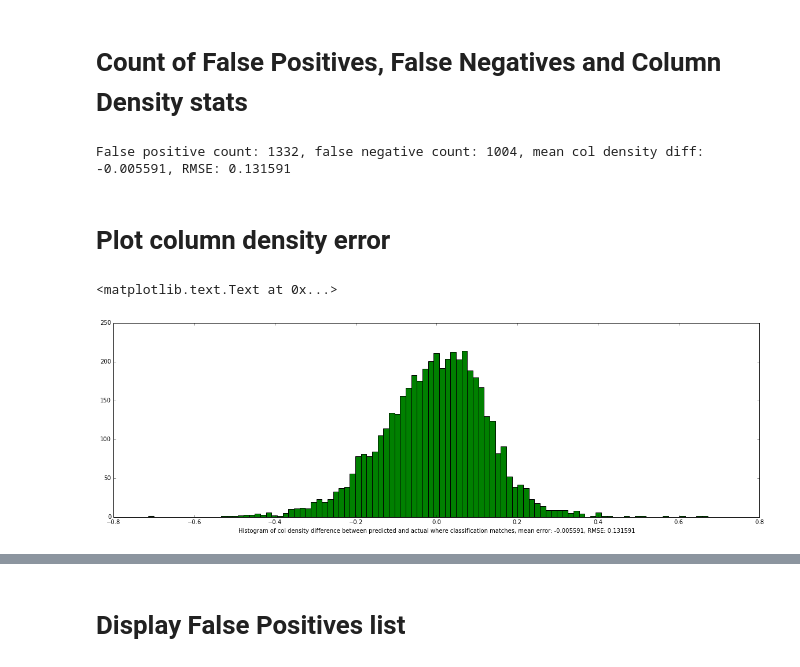
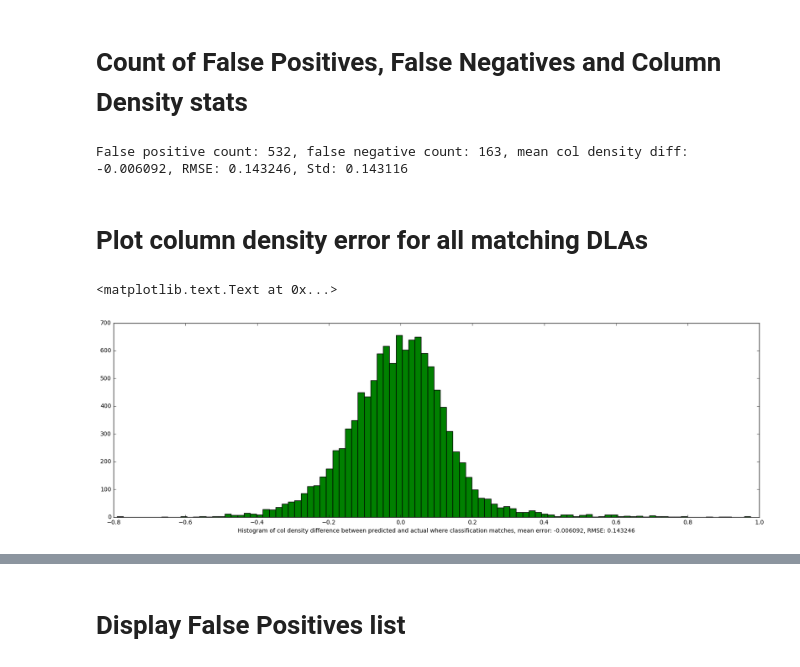
Before and after one commit to DeepIGM/dla_cnn, a Jupyter notebook: docs/nb/Analyze_Gensample_Results.ipynb, the cells around one changed output, grey strips where cells are left out. Drawn from its saved outputs; the diff is of its cells as text; code cells hidden in the pictures.

Commit message:
Results from v4.4 model

```diff
--- a/docs/nb/Analyze_Gensample_Results.ipynb
+++ b/docs/nb/Analyze_Gensample_Results.ipynb
@@ -13,3 +8,10 @@ gensample_actuals = base_dir + "/data/gensample_hdf5_files/test_96451_5000.json"
+# %%
+# Paths
+base_dir = "../.."
+#results_file = base_dir + "/tmp/model_4.2.4_data_test96451/predictions.json"
+  #False positive count: 380, false negative count: 93, mean col density diff: -0.012891, RMSE: 0.152255, Std: 0.151708
+results_file = base_dir + "/results/results_model_4.4_data_gen96629.json"
+gensample_actuals = base_dir + "/data/gensample_hdf5_files/test_96629_10000.json"
 # %%
 # Read JSON files
 with open(results_file,'r') as rf, open(gensample_actuals,'r') as gs:
@@ -20,12 +22,13 @@ with open(results_file,'r') as rf, open(gensample_actuals,'r') as gs:
 # Validation function that finds FP and FN in a single prediction and actual sightline.
 #
 
-EPSILON = 0.003   # Amount of error in the DLA Z value between prediction and actual, +-0.0037 ~= +-10px
+EPSILON = 0.015   # Amount of error in the DLA Z value between prediction and actual, +-0.0037 ~= +-10px
 
 def validate_sightline(prediction, actual):
     false_positives = []
     false_negatives = []
     col_density_error = []
+    offset_error = []
 
     # Check each predicted DLA against all actual DLAs for false_positives and for col_density error
     for pred_dla in prediction['dlas']:
@@ -35,7 +38,8 @@ def validate_sightline(prediction, actual):
             act_dla = actual[str(act_dla_ix)]
             if abs(dla_z - act_dla['zabs']) < EPSILON:
                 matches = True
-                col_density_error.append(pred_dla['column_density'] - act_dla['NHI'])
+                col_density_error.append((act_dla['NHI'], pred_dla['column_density'] - act_dla['NHI']))
+                offset_error.append((act_dla['NHI'], abs(pred_dla['z_dla']-act_dla['zabs'])))
         if not matches:
             false_positives.append(pred_dla)
 
@@ -50,7 +54,7 @@ def validate_sightline(prediction, actual):
         if not matches:
             false_negatives.append(act_dla)
 
-    return false_positives, false_negatives, col_density_error
+    return false_positives, false_negatives, col_density_error, offset_error
 
 # ix = 5
 # validate_sightline(results[ix], gensample[str(ix)])
@@ -61,9 +65,11 @@ def validate_sightline(prediction, actual):
 all_false_positives = []
 all_false_negatives = []
 all_coldensity_diff = []
+all_offset_error = []
 
-for i in range(0,5000):
-    fp, fn, cd = validate_sightline(predictions[i], actuals[str(i)])
+for i in range(0,10000):
+    fp, fn, cd, oe = validate_sightline(predictions[i], actuals[str(i)])
+    all_offset_error.extend(oe)
     for f in fp:
         f['id'] = predictions[i]['id']
         f['z_qso'] = predictions[i]['z_qso']
@@ -74,21 +80,23 @@ for i in range(0,5000):
     all_false_negatives.extend(fn)
     all_coldensity_diff.extend(cd)
 
-mean_col_density = np.mean(all_coldensity_diff)
-rmse_col_density = np.sqrt(np.mean(np.array(all_coldensity_diff)**2))
+all_coldensity_matrix = np.vstack(all_coldensity_diff)
+mean_col_density = np.mean(all_coldensity_matrix[:,1])
+rmse_col_density = np.sqrt(np.mean(np.array(all_coldensity_matrix[:,1])**2))
+std_col_density = np.std(all_coldensity_matrix[:,1])
 
-print "False positive count: %d, false negative count: %d, mean col density diff: %02f, RMSE: %02f\n" %\
+print "False positive count: %d, false negative count: %d, mean col density diff: %02f, RMSE: %02f, Std: %02f\n" %\
     (len(all_false_positives), len(all_false_negatives),\
-     mean_col_density, rmse_col_density)
+     mean_col_density, rmse_col_density, std_col_density)
 # %% [output]
-False positive count: 1332, false negative count: 1004, mean col density diff: -0.005591, RMSE: 0.131591
+False positive count: 532, false negative count: 163, mean col density diff: -0.006092, RMSE: 0.143246, Std: 0.143116
 # %% [markdown]
-# Plot column density error
+# Plot column density error for all matching DLAs
 # %%
 plt.figure(figsize=(20, 6))
-plt.hist(all_coldensity_diff, 100, facecolor='green');
+plt.hist(all_coldensity_matrix[:,1], 100, facecolor='green');
 plt.xlabel("Histogram of col density difference between predicted and actual where classification matches, " + \
            "mean error: %06f, RMSE: %06f" % (mean_col_density, rmse_col_density))
 # %% [output]
 <matplotlib.text.Text at 0x...>
-[figure, old version]
+[figure, new version]
```
Also changed, not shown: parts of 17 cells of this notebook, 8 other files.
